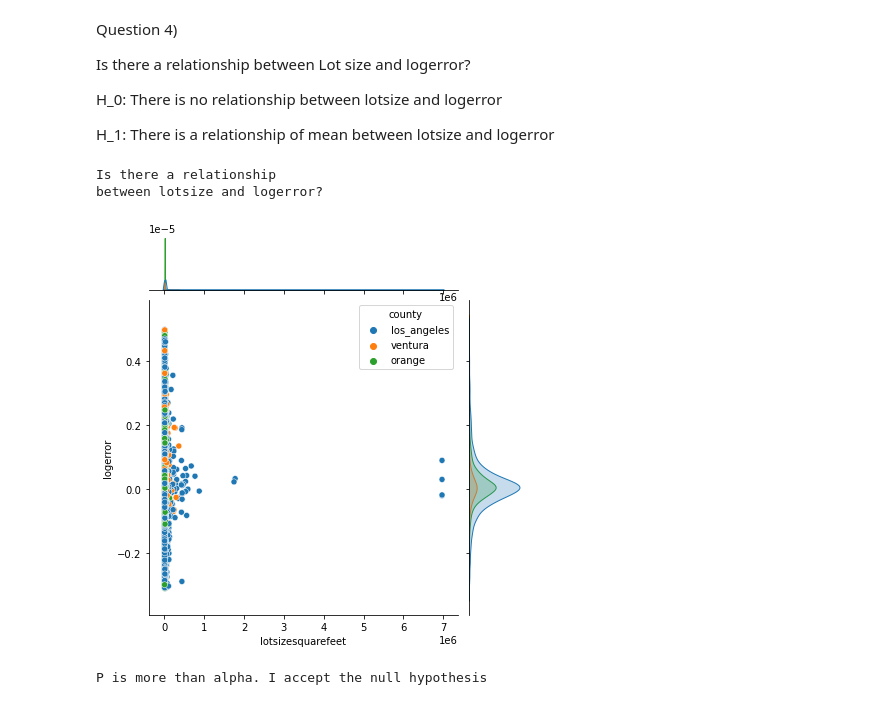
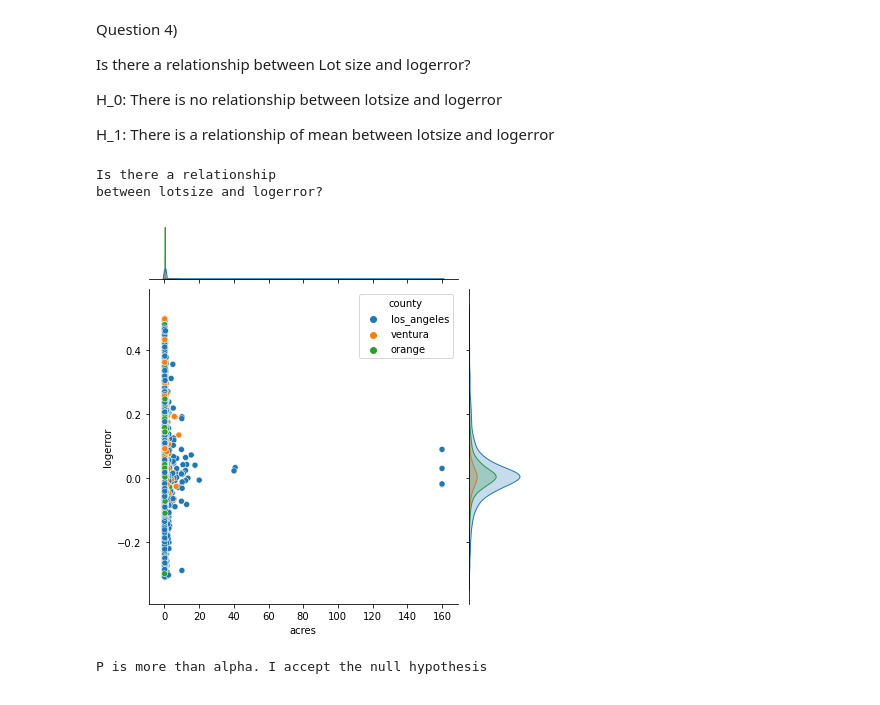
Before and after one commit to paigerackley/zillow-clustering-project, a Jupyter notebook: scratchpad.ipynb, the cells around one changed output. Drawn from its saved outputs; the diff is of its cells as text; code cells hidden in the pictures.

```diff
--- a/scratchpad.ipynb
+++ b/scratchpad.ipynb
@@ -172,13 +174,13 @@ H_1: There is a relationship of mean between lotsize and logerror
 # %%
 #creating a joinplot to see if any linear relationship (also adding in county)
 
 print("Is there a relationship\nbetween lotsize and logerror?")
-sns.jointplot(x="lotsizesquarefeet", y="logerror", data=train, hue = 'county')
+sns.jointplot(x="acres", y="logerror", data=train, hue = 'county')
 plt.xlabel("Lot Size")
 plt.ylabel("Logerror")
 plt.show()
 # %% [output]
 Is there a relationship
 between lotsize and logerror?
-[figure, old version]
+[figure, new version]
 # %%
```
Also changed, not shown: parts of 5 cells of this notebook, 2 other files.
